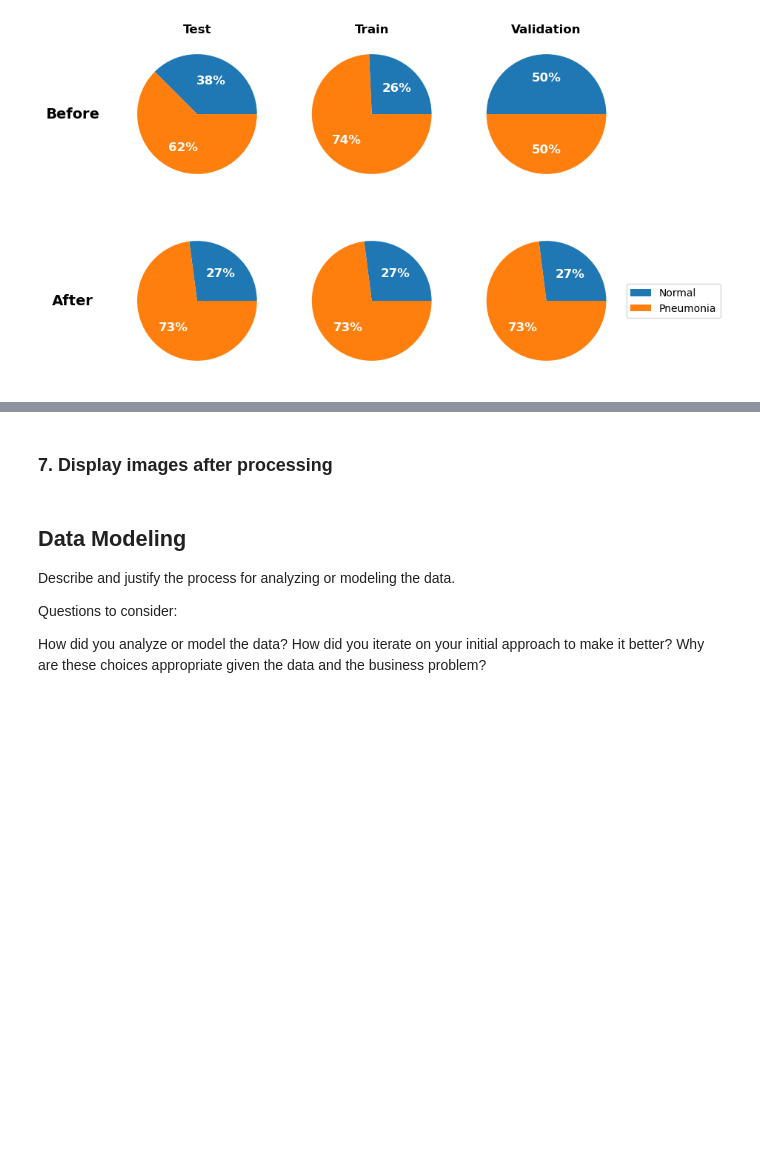
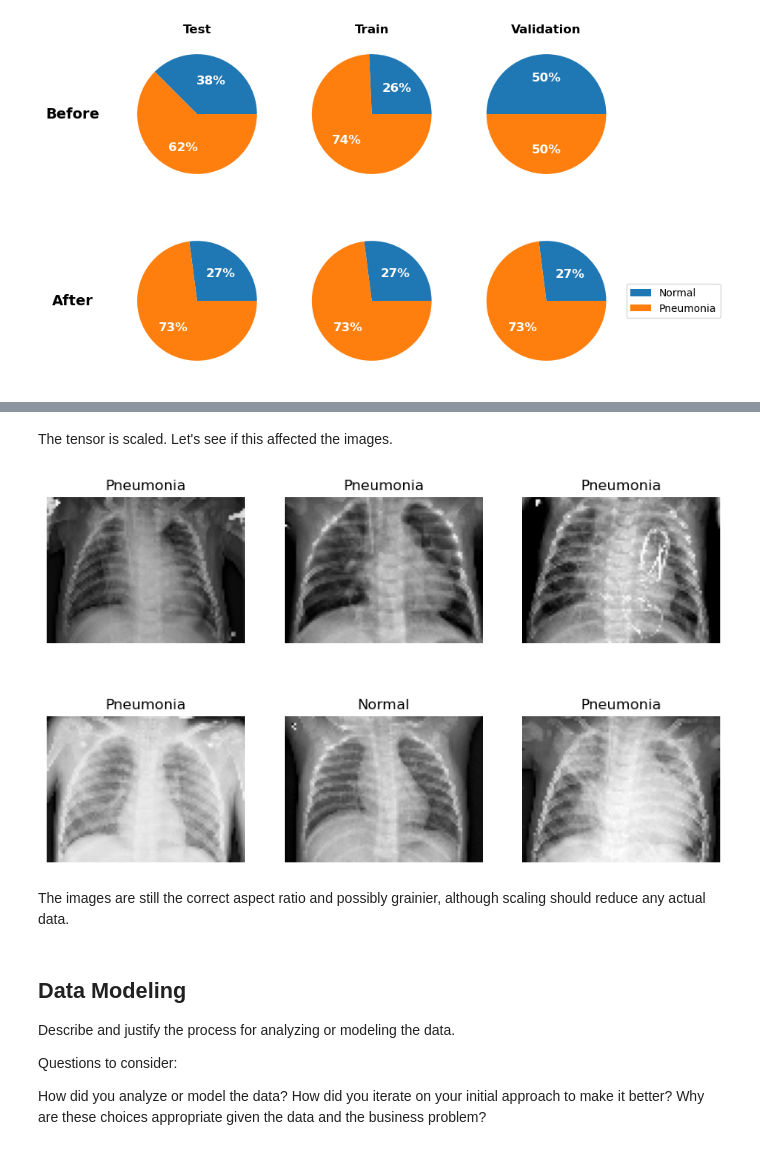
Before and after one commit to rlodetti/image_classification_project, a Jupyter notebook: Image Classification Project.ipynb, the cells around one changed output, grey strips where cells are left out. Cells and saved outputs as stored; diff of their text form; code cells hidden in the pictures; blank space fills up the shorter version.

Commit message:
adding comments thru data prep

```diff
--- a/Image Classification Project.ipynb
+++ b/Image Classification Project.ipynb
@@ -106,11 +123,13 @@ data_prep.pie(df, new_df)
 # %%
+# Combining the widths and heights of training and validation to find image size statistics.
+# Note that the test set is not included here to avoid data leakage.
 train_dir = 'data/chest_xray/new_train'
 val_dir = 'data/chest_xray/new_val'
 
 train_widths, train_heights = data_prep.get_image_sizes(train_dir)
-test_widths, val_heights = data_prep.get_image_sizes(val_dir)
+val_widths, val_heights = data_prep.get_image_sizes(val_dir)
 
-widths = concatenate((train_widths, val_widths))
-heights = concatenate((train_heights, val_heights))
+widths = np.concatenate((train_widths, val_widths))
+heights = np.concatenate((train_heights, val_heights))
 
 AVG_RATIO = data_prep.print_image_statistics(widths, heights)
@@ -127,3 +214,32 @@ data_prep.show_images(preprocessed_train_ds)
 # %%
-rescale = layers.Rescaling(1./255)
-train_ds_scaled = preprocessed_train_ds.map(lambda x, y: (rescale(x), y))
+def process_dataset(dataset, is_training=True):
+    """
+    Processes the dataset by rescaling, (optionally shuffling for validation/test), caching, and prefetching.
+
+    Parameters:
+    - dataset: A tf.data.Dataset object to process.
+    - is_training: To differntiate between training, validation, and testing sets.
+
+    Returns:
+    A processed tf.data.Dataset object.
+    """
+    # Normalizing the dataset by rescaling
+    rescale = Rescaling(1./255)
+    dataset = dataset.map(lambda x, y: (rescale(x), y), num_parallel_calls=tf.data.AUTOTUNE)
+
+    if is_training:
+        # Shuffle only if it's the training dataset
+        dataset = dataset.shuffle(buffer_size=1000, seed=42)
+
+    # Cache the dataset to improve performance
+    dataset = dataset.cache()
+
+    # Prefetch to optimize loading
+    dataset = dataset.prefetch(tf.data.AUTOTUNE)
+
+    return dataset
+# %%
+train_ds = process_dataset(preprocessed_train_ds, is_training=True)
+for inputs, labels in train_ds.take(1):
+        image_tensor = inputs[0]
+        print(image_tensor)
@@ -130,7 +264,12 @@ train_ds_scaled = preprocessed_train_ds.map(lambda x, y: (rescale(x), y))
 # %% [markdown]
-###  7. Display images after processing
+The tensor is scaled. Let's see if this affected the images.
 # %%
-data_prep.show_images(train_ds_scaled)
+# Displaying processed images
+data_prep.show_images(train_ds)
+# %% [output]
+[figure, added]
+# %% [markdown]
+The images are still the correct aspect ratio and possibly grainier, although scaling should reduce any actual data.
 # %% [markdown]
 ## Data Modeling
 Describe and justify the process for analyzing or modeling the data.
```
Also changed, not shown: parts of 38 cells of this notebook, 4 other files.
